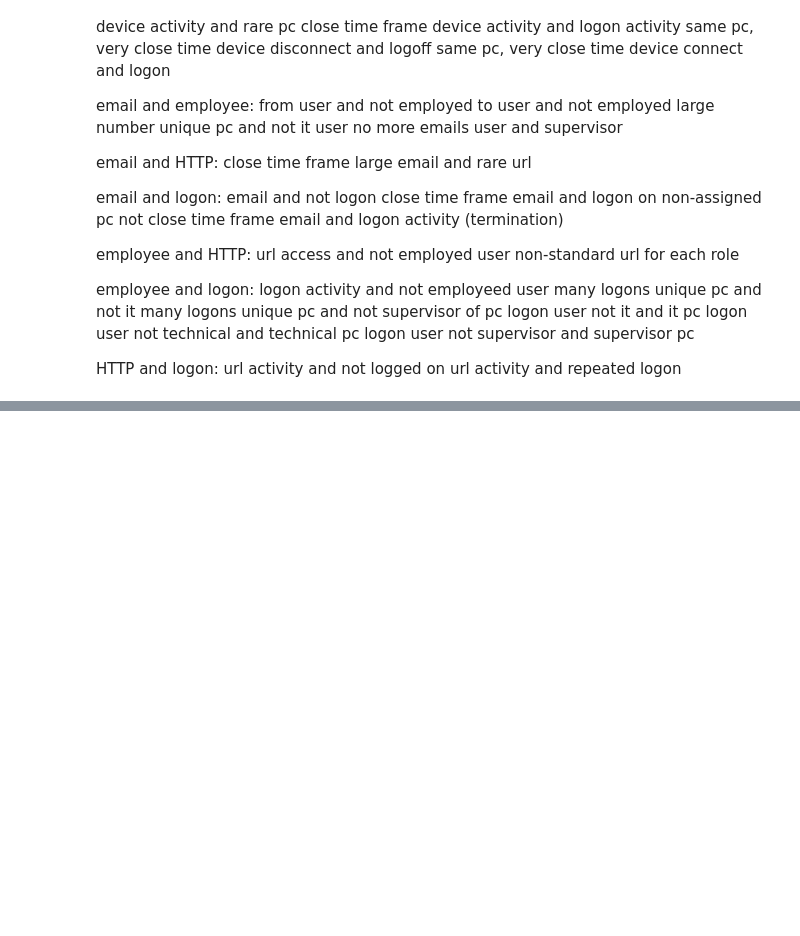
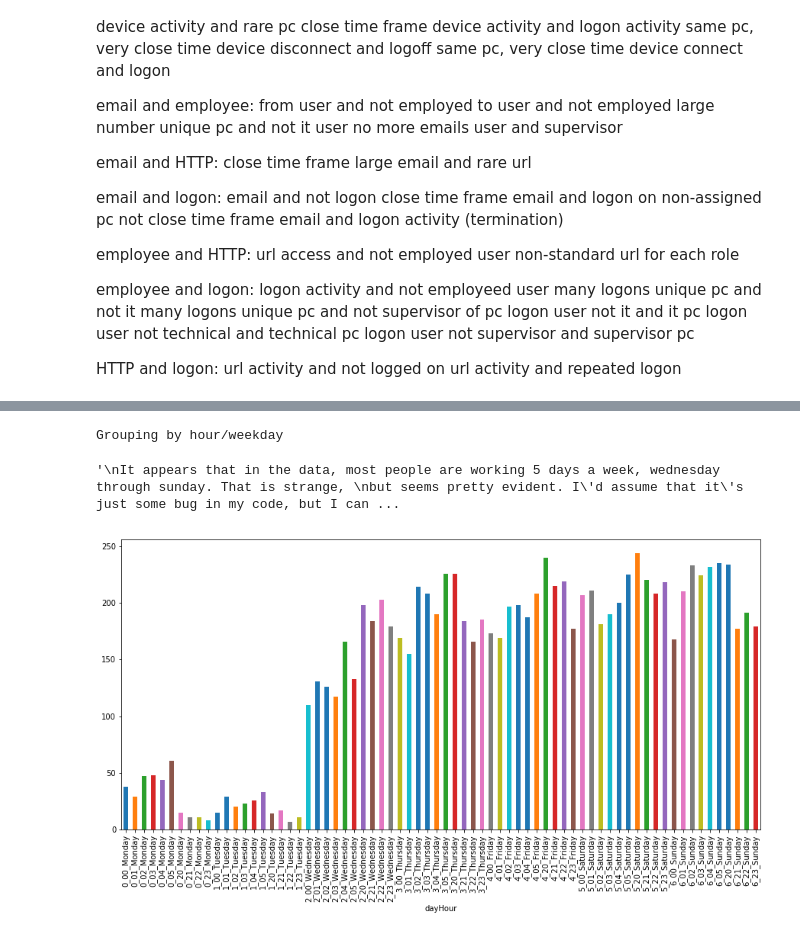
Before and after one commit to brandenchuarnold/cs3654-securitydata, a Jupyter notebook: Hypotheses.ipynb, the cells around one changed output, grey strips where cells are left out. Cells and saved outputs as stored; diff of their text form; code cells hidden in the pictures; blank space fills up the shorter version.

```diff
--- a/Hypotheses.ipynb
+++ b/Hypotheses.ipynb
@@ -108,0 +174,16 @@ url activity and repeated logon
+# %%
+
+# same, but for log-on events
+'''
+It appears that in the data, most people are working 5 days a week, wednesday through sunday. That is strange,
+but seems pretty evident. I'd assume that it's just some bug in my code, but I can look and all the "normal"
+people who login exactly twice a day (see below) started working the third of May, 2017, for instance.
+Which is clearly a Wednesday. They then go on to work five days, take a break for two, and start again on the 10th,
+which is again a Wednesday.
+'''
+
+groupbyByHour_Weekday(logon, excludeWorkingHours=True).plot.bar()
+# %% [output]
+Grouping by hour/weekday
+'\nIt appears that in the data, most people are working 5 days a week, wednesday through sunday. That is strange, \nbut seems pretty evident. I\'d assume that it\'s just some bug in my code, but I can ...
+[figure, added]
```
Also changed, not shown: parts of 6 cells of this notebook.
